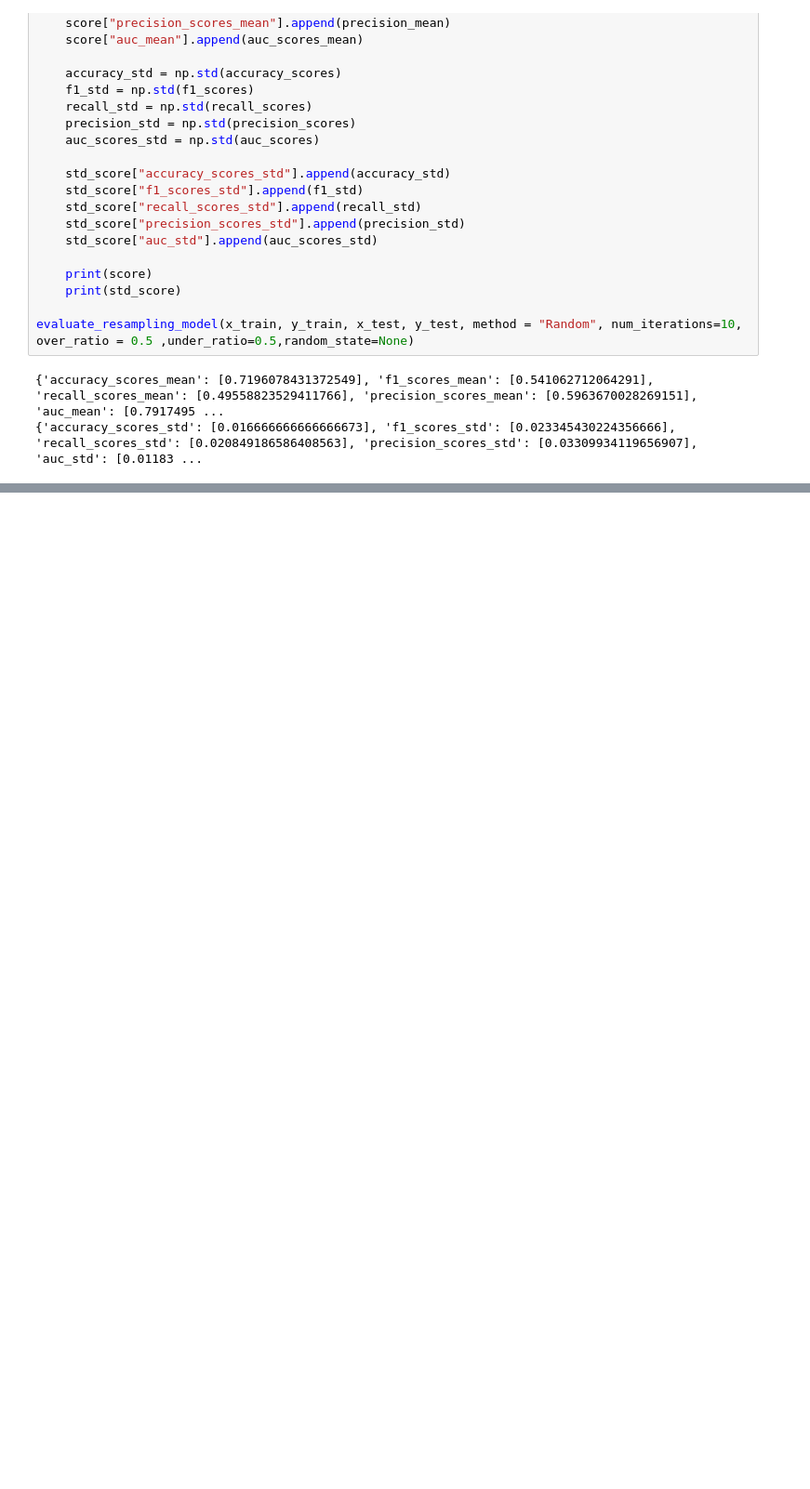
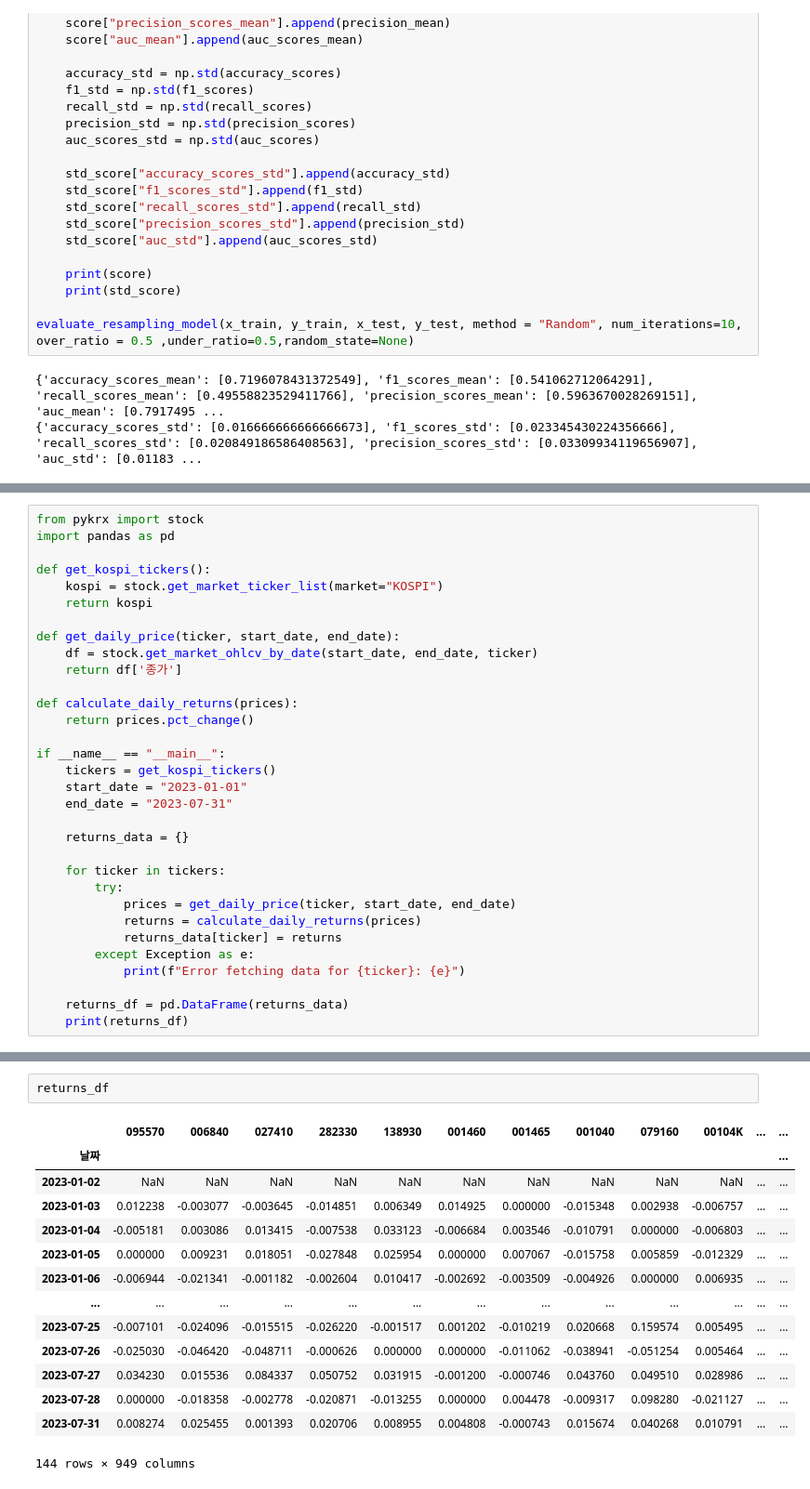
Before and after one commit to juno-bara/7_tutoring, a Jupyter notebook: tutoring_7.ipynb, the cells around one changed output, grey strips where cells are left out. Shown at 93% size. Saved outputs shown, nothing was run; the diff lists cells and outputs as text; blank space fills up the shorter version.

```diff
--- a/tutoring_7.ipynb
+++ b/tutoring_7.ipynb
@@ -523,0 +638,32 @@ evaluate_resampling_model(x_train, y_train, x_test, y_test, method = "Random", n
+# %%
+from pykrx import stock
+import pandas as pd
+
+def get_kospi_tickers():
+    kospi = stock.get_market_ticker_list(market="KOSPI")
+    return kospi
+
+def get_daily_price(ticker, start_date, end_date):
+    df = stock.get_market_ohlcv_by_date(start_date, end_date, ticker)
+    return df['종가']
+
+def calculate_daily_returns(prices):
+    return prices.pct_change()
+
+if __name__ == "__main__":
+    tickers = get_kospi_tickers()
+    start_date = "2023-01-01"
+    end_date = "2023-07-31"
+
+    returns_data = {}
+
+    for ticker in tickers:
+        try:
+            prices = get_daily_price(ticker, start_date, end_date)
+            returns = calculate_daily_returns(prices)
+            returns_data[ticker] = returns
+        except Exception as e:
+            print(f"Error fetching data for {ticker}: {e}")
+
+    returns_df = pd.DataFrame(returns_data)
+    print(returns_df)
@@ -523,0 +688,17 @@ evaluate_resampling_model(x_train, y_train, x_test, y_test, method = "Random", n
+# %%
+returns_df
+# %% [output]
+|  | 095570 | 006840 | 027410 | 282330 | 138930 | 001460 | 001465 | 001040 | 079160 | 00104K | ... | ... |
+| 날짜 |  |  |  |  |  |  |  |  |  |  |  | ... |
+| 2023-01-02 | NaN | NaN | NaN | NaN | NaN | NaN | NaN | NaN | NaN | NaN | ... | ... |
+| 2023-01-03 | 0.012238 | -0.003077 | -0.003645 | -0.014851 | 0.006349 | 0.014925 | 0.000000 | -0.015348 | 0.002938 | -0.006757 | ... | ... |
+| 2023-01-04 | -0.005181 | 0.003086 | 0.013415 | -0.007538 | 0.033123 | -0.006684 | 0.003546 | -0.010791 | 0.000000 | -0.006803 | ... | ... |
+| 2023-01-05 | 0.000000 | 0.009231 | 0.018051 | -0.027848 | 0.025954 | 0.000000 | 0.007067 | -0.015758 | 0.005859 | -0.012329 | ... | ... |
+| 2023-01-06 | -0.006944 | -0.021341 | -0.001182 | -0.002604 | 0.010417 | -0.002692 | -0.003509 | -0.004926 | 0.000000 | 0.006935 | ... | ... |
+| ... | ... | ... | ... | ... | ... | ... | ... | ... | ... | ... | ... | ... |
+| 2023-07-25 | -0.007101 | -0.024096 | -0.015515 | -0.026220 | -0.001517 | 0.001202 | -0.010219 | 0.020668 | 0.159574 | 0.005495 | ... | ... |
+| 2023-07-26 | -0.025030 | -0.046420 | -0.048711 | -0.000626 | 0.000000 | 0.000000 | -0.011062 | -0.038941 | -0.051254 | 0.005464 | ... | ... |
+| 2023-07-27 | 0.034230 | 0.015536 | 0.084337 | 0.050752 | 0.031915 | -0.001200 | -0.000746 | 0.043760 | 0.049510 | 0.028986 | ... | ... |
+| 2023-07-28 | 0.000000 | -0.018358 | -0.002778 | -0.020871 | -0.013255 | 0.000000 | 0.004478 | -0.009317 | 0.098280 | -0.021127 | ... | ... |
+| 2023-07-31 | 0.008274 | 0.025455 | 0.001393 | 0.020706 | 0.008955 | 0.004808 | -0.000743 | 0.015674 | 0.040268 | 0.010791 | ... | ... |
+144 rows × 949 columns
```
Also changed, not shown: parts of 6 cells of this notebook.
